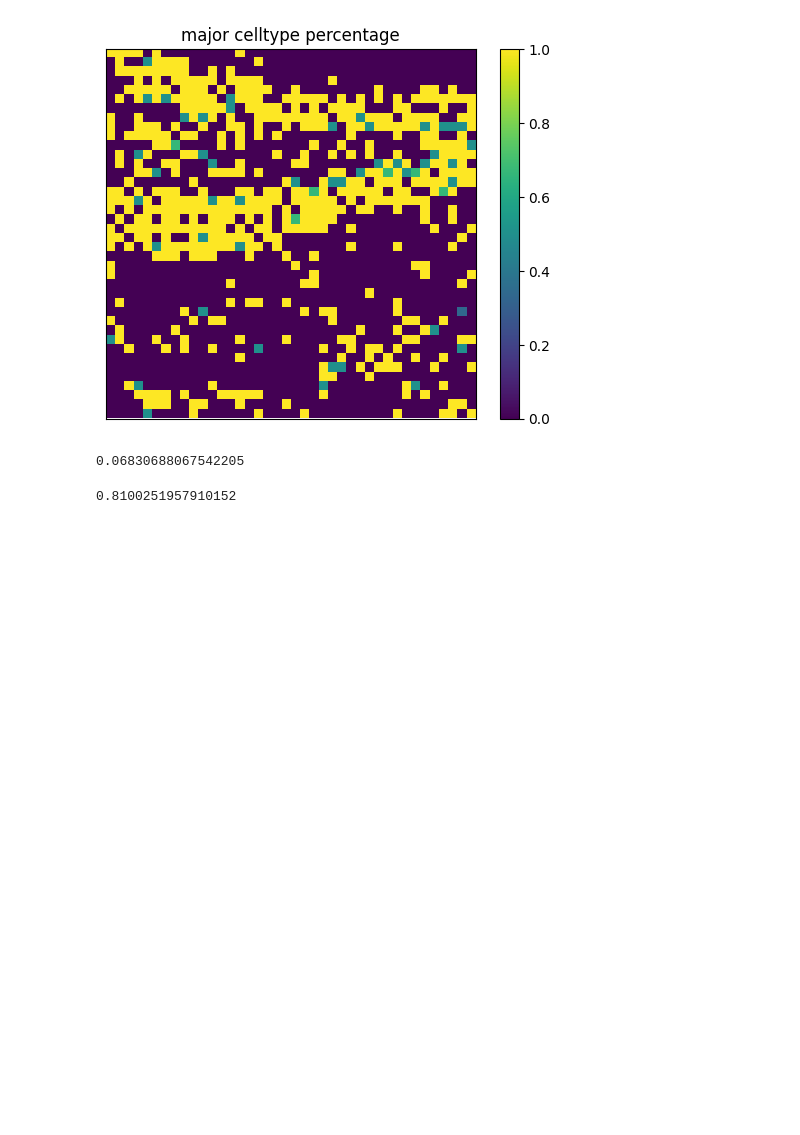
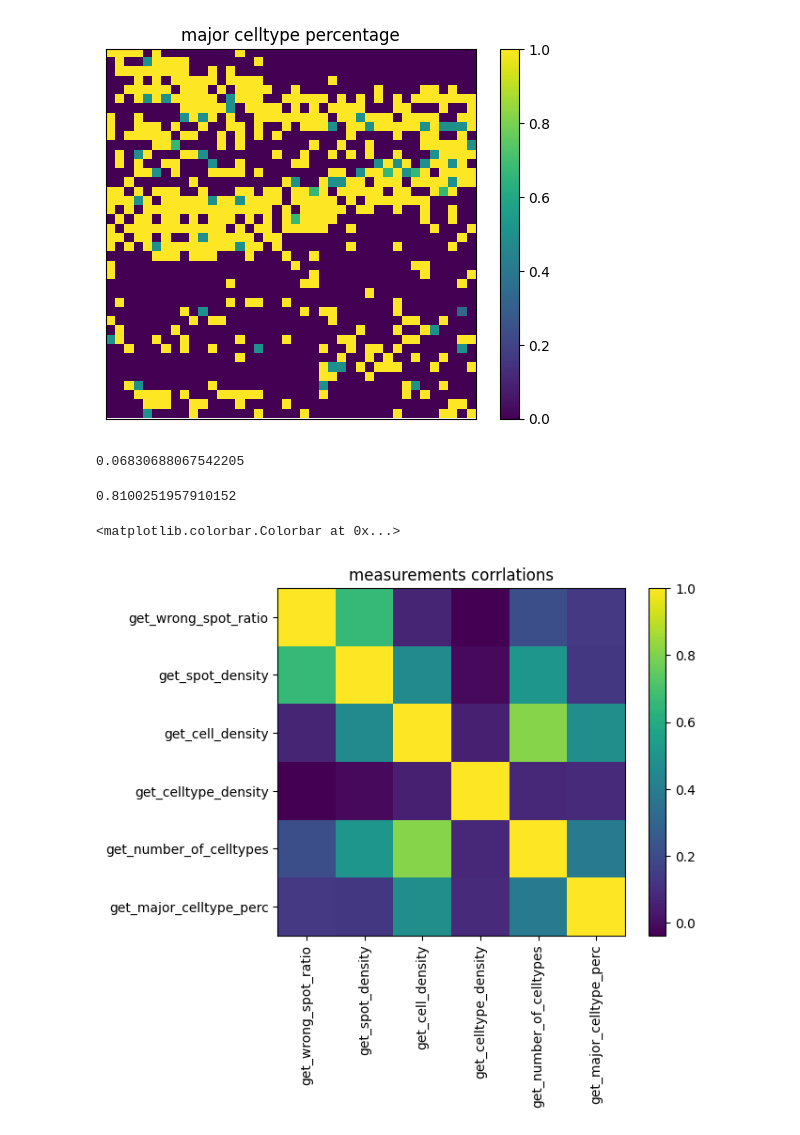
Before and after one commit to j-dichgans/my_txsim, a Jupyter notebook: metric_local.ipynb, the cells around one changed output. Drawn from its saved outputs; the diff is of its cells as text; code cells hidden in the pictures; blank space fills up the shorter version.

```diff
--- a/metric_local.ipynb
+++ b/metric_local.ipynb
@@ -270,7 +320,7 @@ plot_spots(adata_exp0, 11500,12000,11500,12000,image,show_ticks=True)
 # %% [output]
 [figure]
 # %%
-def get_neg_spot_density(adata_sp : AnnData, x_min: int, x_max: int, y_min: int, y_max: int, image: np.ndarray, bins):
+def get_wrong_spot_ratio(adata_sp : AnnData, x_min: int, x_max: int, y_min: int, y_max: int, image: np.ndarray, bins):
     """Get density array of spots in wrong celltype.
 
     Parameters
@@ -311,5 +361,5 @@ def get_neg_spot_density(adata_sp : AnnData, x_min: int, x_max: int, y_min: int,
 
     return H,range
 # %%
-A,r = get_neg_spot_density(adata_exp0,10000,12500,10000,12500,image=None,bins = 20)
+A,r = get_wrong_spot_ratio(adata_exp0,10000,12500,10000,12500,image=None,bins = 20)
 # %%
@@ -835,3 +816,30 @@ B = get_number_of_celltypes(adata_exp0,10000,12500,10000,12500,image=None,bins =
 get_correlate_mats(A,B)
 # %% [output]
 0.8100251957910152
+# %%
+M_wrong_spot_density = get_wrong_spot_ratio(adata_exp0,10000,12500,10000,12500,image=None,bins = 20)[0]
+M_spot_density = get_spot_density(adata_exp0,["spot in wrong celltype"],10000,12500,10000,12500,image=None,bins = 20)[0]
+M_cell_density = get_cell_density(adata_exp0,10000,12500,10000,12500,image=None,bins = 20)[0]
+M_celltype_density = get_celltype_density(adata_exp0,"CA3", 10000,12500,10000,12500,image=None,bins = [20,20])[0]
+M_number_of_celltypes = get_number_of_celltypes(adata_exp0,10000,12500,10000,12500,image=None,bins = [20,20])[0]
+M_major_celltype_perc = get_major_celltype_perc(adata_exp0,10000,12500,10000,12500,image=None,bins = [20,20])[0]
+# %%
+measurements = [M_wrong_spot_density,M_spot_density,M_cell_density,M_celltype_density,M_number_of_celltypes,M_major_celltype_perc]
+n = len(measurements)
+A = np.zeros((n,n))
+for i in range(n):
+    for j in range(n):
+        A[i,j] = get_correlate_mats(measurements[i],measurements[j])
+# %%
+fig,ax = plt.subplots()
+ax.set_title("measurements corrlations")
+plot = plt.imshow(A)
+ax.set_xticks([0,1,2,3,4,5],["get_wrong_spot_ratio","get_spot_density","get_cell_density",
+               "get_celltype_density","get_number_of_celltypes","get_major_celltype_perc"])
+plt.xticks(rotation = 90)
+ax.set_yticks([0,1,2,3,4,5],["get_wrong_spot_ratio","get_spot_density","get_cell_density",
+               "get_celltype_density","get_number_of_celltypes","get_major_celltype_perc"])
+fig.colorbar(plot)
+# %% [output]
+<matplotlib.colorbar.Colorbar at 0x...>
+[figure, added]
```
Also changed, not shown: parts of 12 cells of this notebook.
